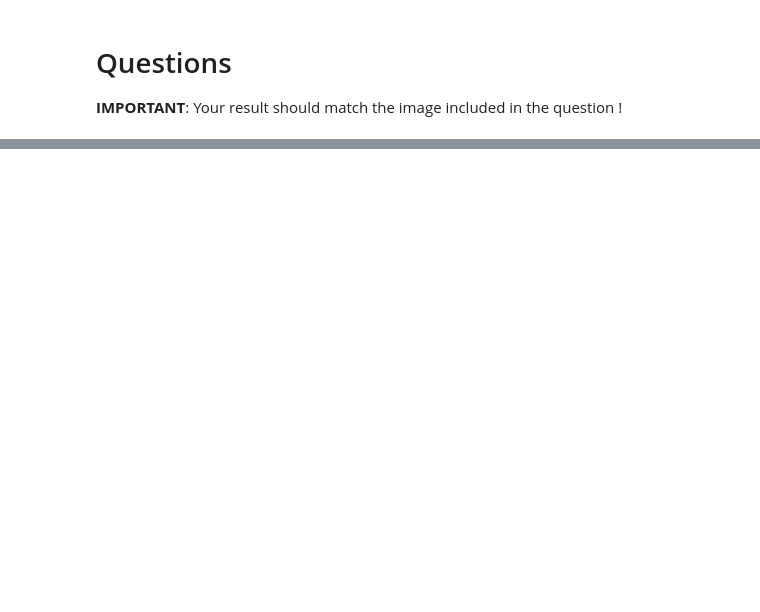
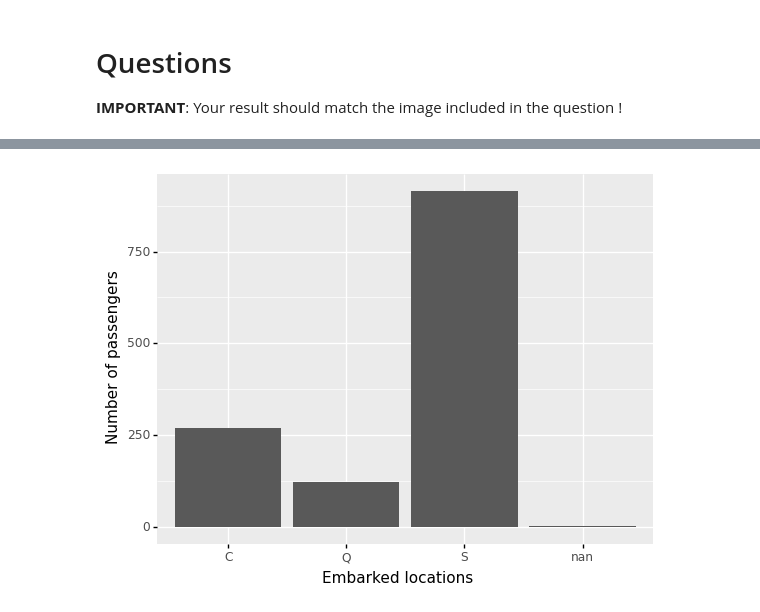
Before and after one commit to jambrr/assignments, a Jupyter notebook: big_data/09-PLOTS/09-PLOTS.ipynb, the cells around one changed output, grey strips where cells are left out. Drawn from its saved outputs; the diff is of its cells as text; code cells hidden in the pictures; blank space fills up the shorter version.

```diff
--- a/big_data/09-PLOTS/09-PLOTS.ipynb
+++ b/big_data/09-PLOTS/09-PLOTS.ipynb
@@ -70,10 +80,17 @@ __1. Create a bar plot that represents the distribution of the `embarked` variab
 # %%
 def Q1(df):
     plot = None
     ### BEGIN SOLUTION
+    plot = ggplot(df, aes(x="embarked"))
+    plot += xlab("Embarked locations")
+    plot += ylab("Number of passengers")
+    plot += geom_bar()
+    print(plot)
     ### END SOLUTION
 
 Q1(df)
+# %% [output]
+[figure, added]
 # %% [markdown]
 __2. Create a jitter plot with a point size of 0.5 that represents the relation between `sibsp`, `parch` and `survival` variables__
 - __note__: be careful about the y tick breaks !
```
Also changed, not shown: parts of 3 cells of this notebook.
